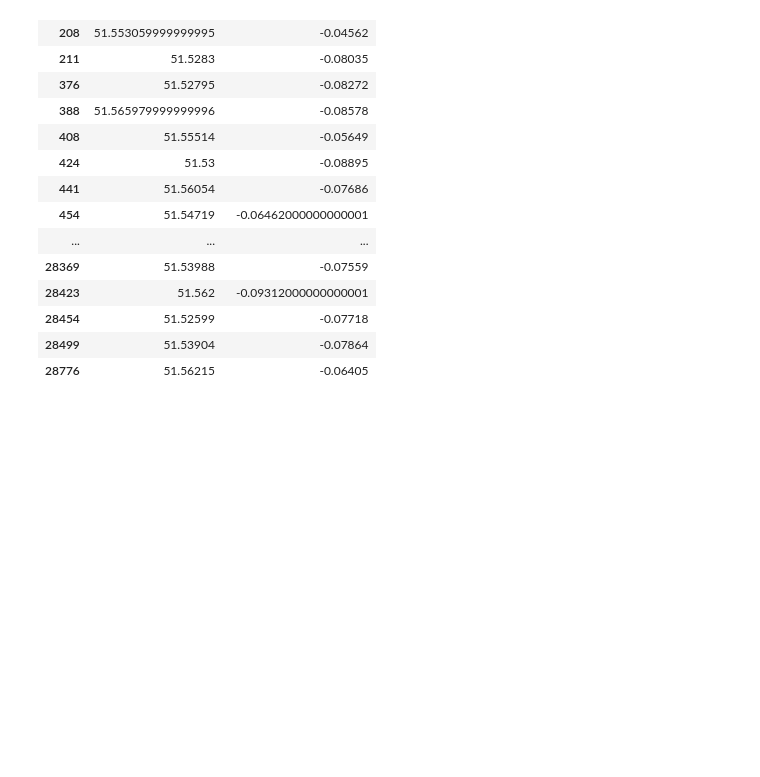
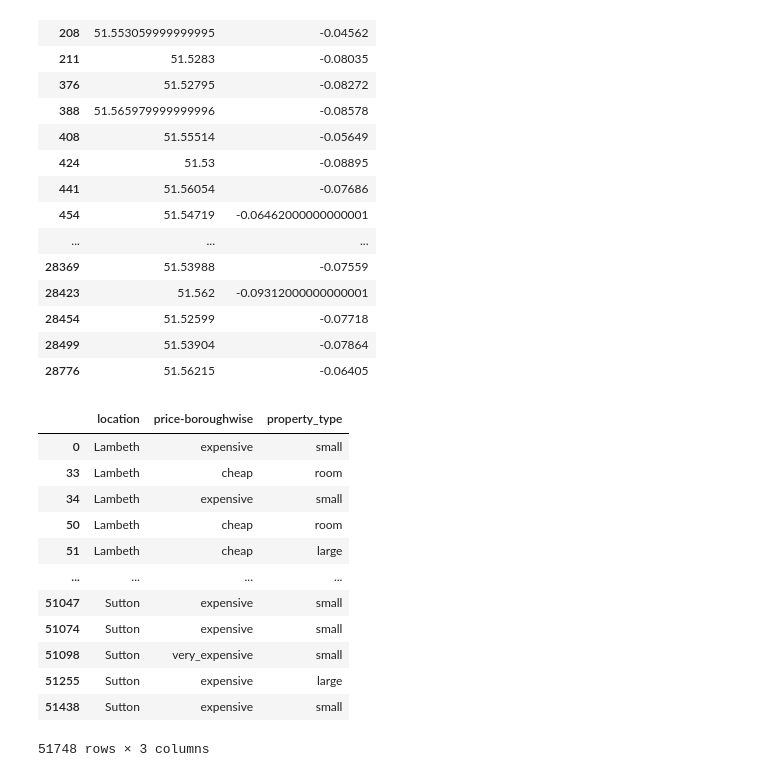
Before and after one commit to OrthoLoess/fivestar, a Jupyter notebook: notebooks/Leone_clustering_refined.ipynb, the cells around one changed output. Saved outputs shown, nothing was run; the diff lists cells and outputs as text; code cells hidden in the pictures; blank space fills up the shorter version.

```diff
--- a/notebooks/Leone_clustering_refined.ipynb
+++ b/notebooks/Leone_clustering_refined.ipynb
@@ -234,0 +241,16 @@ cluster_mapping('Hackney', 120, 'large', clusters,listings)
+# %%
+matching_table
+# %% [output]
+|  | location | price-boroughwise | property_type |
+| 0 | Lambeth | expensive | small |
+| 33 | Lambeth | cheap | room |
+| 34 | Lambeth | expensive | small |
+| 50 | Lambeth | cheap | room |
+| 51 | Lambeth | cheap | large |
+| ... | ... | ... | ... |
+| 51047 | Sutton | expensive | small |
+| 51074 | Sutton | expensive | small |
+| 51098 | Sutton | very_expensive | small |
+| 51255 | Sutton | expensive | large |
+| 51438 | Sutton | expensive | small |
+51748 rows × 3 columns
```
Also changed, not shown: parts of 6 cells of this notebook, 2 other files.
